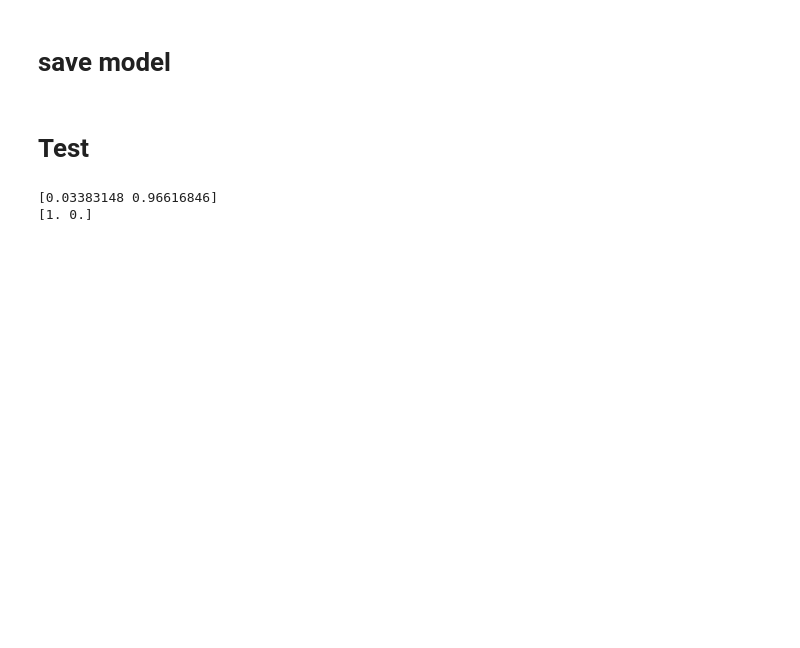
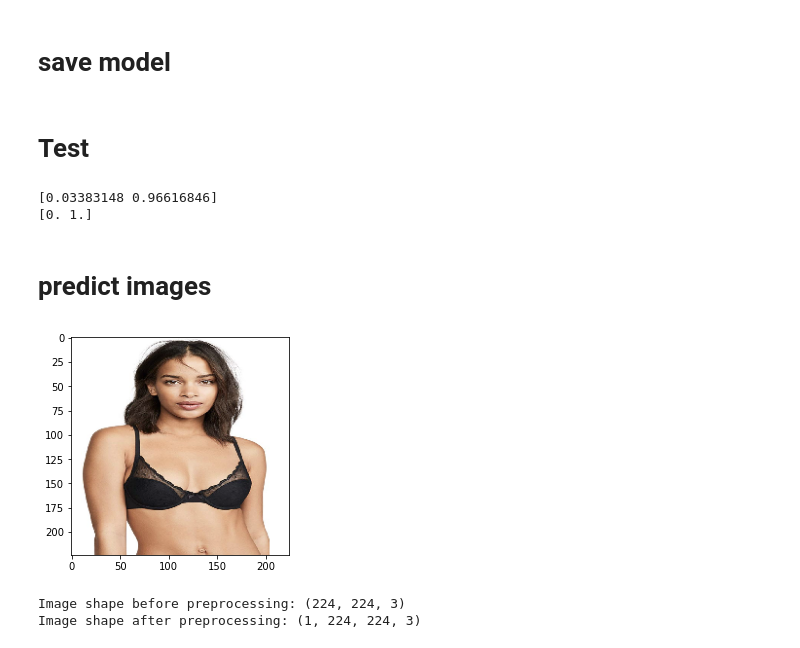
Before and after one commit to samiurprapon/BraSizePrediction, a Jupyter notebook: Bra Detection.ipynb, the cells around one changed output. Drawn from its saved outputs; the diff is of its cells as text; code cells hidden in the pictures; blank space fills up the shorter version.

Commit message:
check testset to determine probability of having bra

```diff
--- a/Bra Detection.ipynb
+++ b/Bra Detection.ipynb
@@ -245,7 +240,17 @@ model.save('bra_dection_mobileNetV2.h5')
 pred = model.predict(X_val)
 # %%
 print(pred[1])
-print(y_val[5])
+print(y_val[10])
 # %% [output]
 [0.03383148 0.96616846]
-[1. 0.]
+[0. 1.]
+# %% [markdown]
+# predict  images
+# %%
+img_size = 224
+# %%
+def load_image(image_path):
+    return tf.keras.preprocessing.image.load_img(
+        image_path,
+        target_size=[img_size, img_size]
+    )
@@ -251,0 +262,12 @@ print(y_val[5])
+# %%
+test_image_dir = './testsets'
+test_images = []
+
+for image in os.listdir(test_image_dir):
+    # <PIL.Image.Image image mode=RGB size=224x224 at 0x141247ED0>
+    test_image = load_image(os.path.join(TEST_IMAGES_DIR_PATH, image))
+    test_image_array = image_to_array(test_image)
+    test_images.append(test_image_array)
+    display_image(test_image_array)
+# %% [output]
+[figure, added]
@@ -251,0 +278,6 @@ print(y_val[5])
+# %%
+print('Image shape before preprocessing:', test_images[0].shape)
+print('Image shape after preprocessing:', test_images_preprocessed[0].shape)
+# %% [output]
+Image shape before preprocessing: (224, 224, 3)
+Image shape after preprocessing: (1, 224, 224, 3)
```
Also changed, not shown: parts of 18 cells of this notebook, 1 other file.
